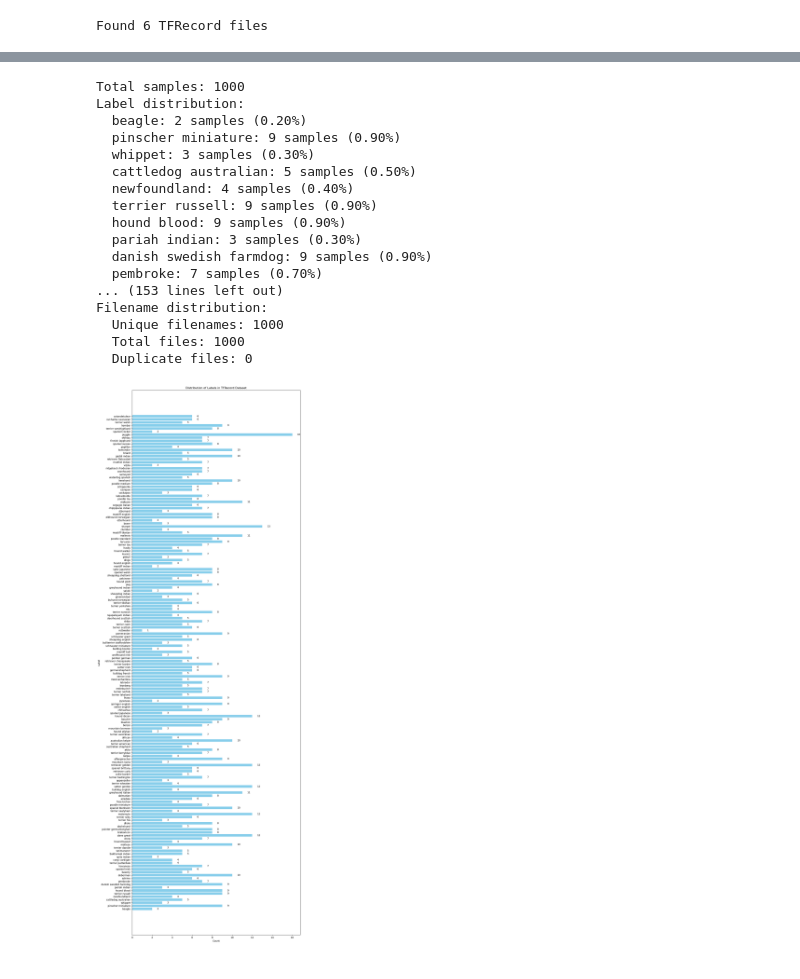
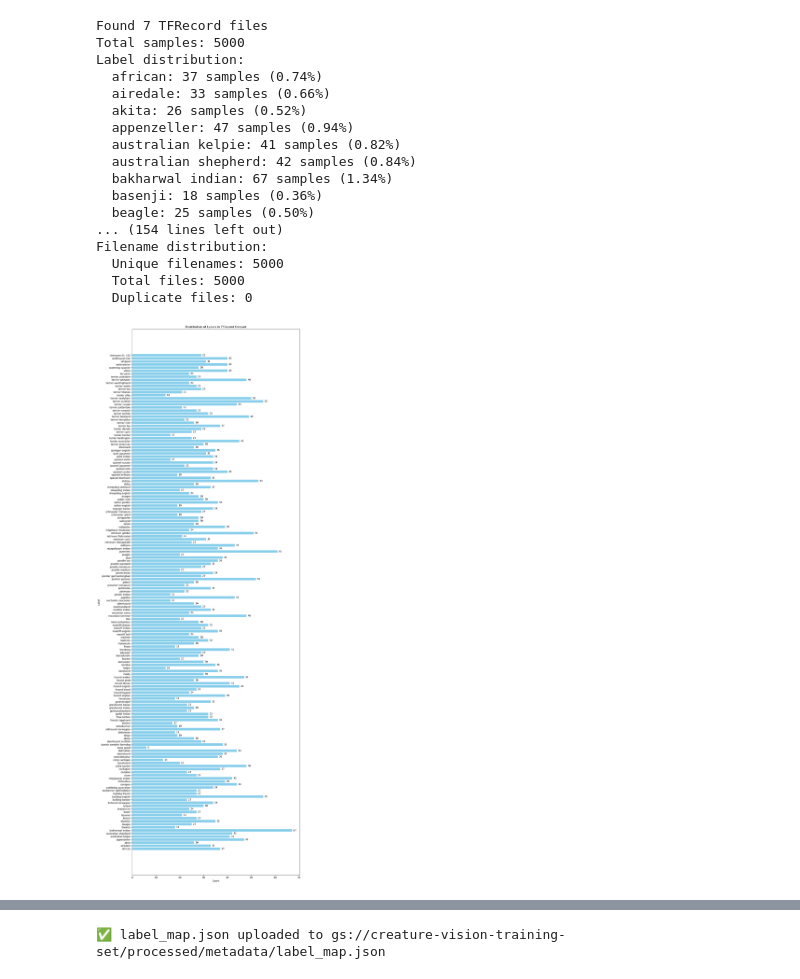
Before and after one commit to shanks-t/creature_vision, a Jupyter notebook: notebooks/data_validation.ipynb, the cells around one changed output, grey strips where cells are left out. Saved outputs shown, nothing was run; the diff lists cells and outputs as text; code cells hidden in the pictures.

Commit message:
bug: add script to fix label map bug with duplicate classes

```diff
--- a/notebooks/data_validation.ipynb
+++ b/notebooks/data_validation.ipynb
@@ -31,7 +20,7 @@ import json
 from collections import Counter
 
 # Get list of TFRecord files
-tfrecord_files = tf.io.gfile.glob('gs://creature-vision-training-set/processed/v-20250315/*.tfrecord')
+tfrecord_files = tf.io.gfile.glob('gs://creature-vision-training-set/processed/v3_2/*.tfrecord')
 print(f"Found {len(tfrecord_files)} TFRecord files")
 
 # Load the label map from GCS
@@ -120,32 +109,49 @@ for bar, count in zip(bars, counts):
     )
 plt.show()
 
 # Function to visualize a few examples with their labels and filenames
 def visualize_examples(num_examples=5):
     full_dataset = tf.data.TFRecordDataset(tfrecord_files)
     full_dataset = full_dataset.map(decode_full_example)
 
     for i, (image, label, filename) in enumerate(full_dataset.take(num_examples)):
         label_id = label.numpy()
         label_name = id_to_label.get(int(label_id), f"Unknown label ID: {label_id}")
         filename_str = filename.numpy().decode('utf-8')
 
         plt.figure(figsize=(8, 8))
         plt.imshow(image.numpy())
         plt.title(f"Label: {label_name} (ID: {label_id})\nFilename: {filename_str}")
         plt.show()
 
 def decode_full_example(example):
     feature_description = {
         'image': tf.io.FixedLenFeature([], tf.string),
         'label': tf.io.FixedLenFeature([], tf.int64),
         'filename': tf.io.FixedLenFeature([], tf.string)
     }
     parsed_features = tf.io.parse_single_example(example, feature_description)
     image = tf.io.parse_tensor(parsed_features['image'], out_type=tf.uint8)
     return image, parsed_features['label'], parsed_features['filename']
 
 # Uncomment to visualize examples
-# visualize_examples(5)
+visualize_examples(5)
 # %% [output]
-Found 6 TFRecord files
+Found 7 TFRecord files
+Total samples: 5000
+Label distribution:
+  african: 37 samples (0.74%)
+  airedale: 33 samples (0.66%)
+  akita: 26 samples (0.52%)
+  appenzeller: 47 samples (0.94%)
+  australian kelpie: 41 samples (0.82%)
+  australian shepherd: 42 samples (0.84%)
+  bakharwal indian: 67 samples (1.34%)
+  basenji: 18 samples (0.36%)
+  beagle: 25 samples (0.50%)
+... (154 lines left out)
+Filename distribution:
+  Unique filenames: 5000
+  Total files: 5000
+  Duplicate files: 0
+[figure, new version]
@@ -154,18 +163,0 @@ Found 6 TFRecord files
-Total samples: 1000
-Label distribution:
-  beagle: 2 samples (0.20%)
-  pinscher miniature: 9 samples (0.90%)
-  whippet: 3 samples (0.30%)
-  cattledog australian: 5 samples (0.50%)
-  newfoundland: 4 samples (0.40%)
-  terrier russell: 9 samples (0.90%)
-  hound blood: 9 samples (0.90%)
-  pariah indian: 3 samples (0.30%)
-  danish swedish farmdog: 9 samples (0.90%)
-  pembroke: 7 samples (0.70%)
-... (153 lines left out)
-Filename distribution:
-  Unique filenames: 1000
-  Total files: 1000
-  Duplicate files: 0
-[figure, old version]
@@ -171,0 +187,31 @@ Filename distribution:
+# %%
+from google.cloud import storage
+import pandas as pd
+import json
+
+# 🔧 Config
+BUCKET_NAME = "creature-vision-training-set"
+BLOB_NAME = "processed/metadata/label_map.json"
+CSV_PATH = "label_map_correct.csv"  # Local path to your true label CSV
+
+# Load the CSV
+df = pd.read_csv(CSV_PATH, header=None)  # No header assumed
+breeds = df[0].tolist()
+
+# Create the label map: {"breed_name": index}
+label_map = {breed.strip(): idx for idx, breed in enumerate(breeds)}
+
+# Upload to GCS
+client = storage.Client()
+bucket = client.bucket(BUCKET_NAME)
+blob = bucket.blob(BLOB_NAME)
+
+# Serialize and upload
+blob.upload_from_string(
+    data=json.dumps(label_map, indent=2),
+    content_type="application/json"
+)
+
+print(f"✅ label_map.json uploaded to gs://{BUCKET_NAME}/{BLOB_NAME}")
+# %% [output]
+✅ label_map.json uploaded to gs://creature-vision-training-set/processed/metadata/label_map.json
```
Also changed, not shown: parts of 3 cells of this notebook.
